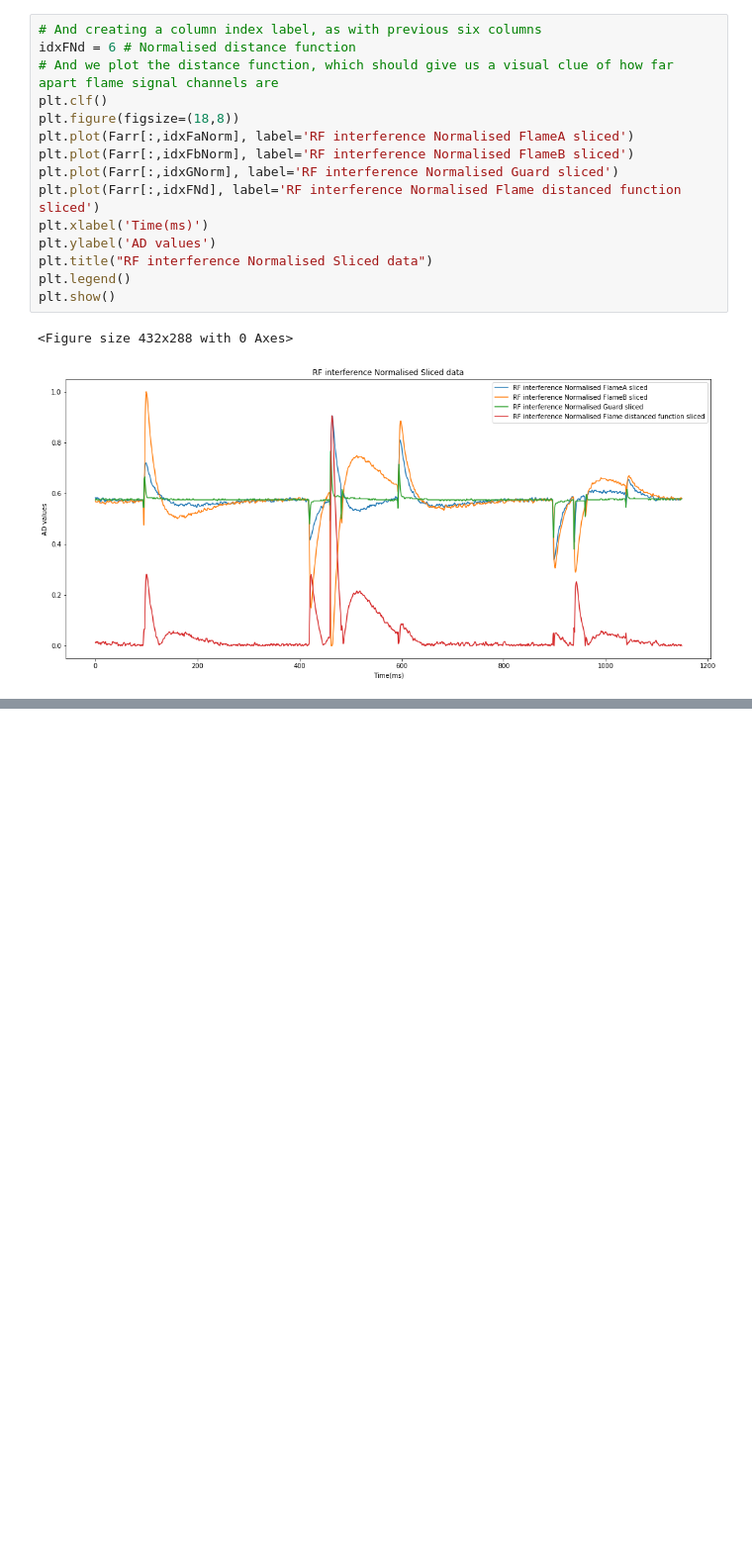
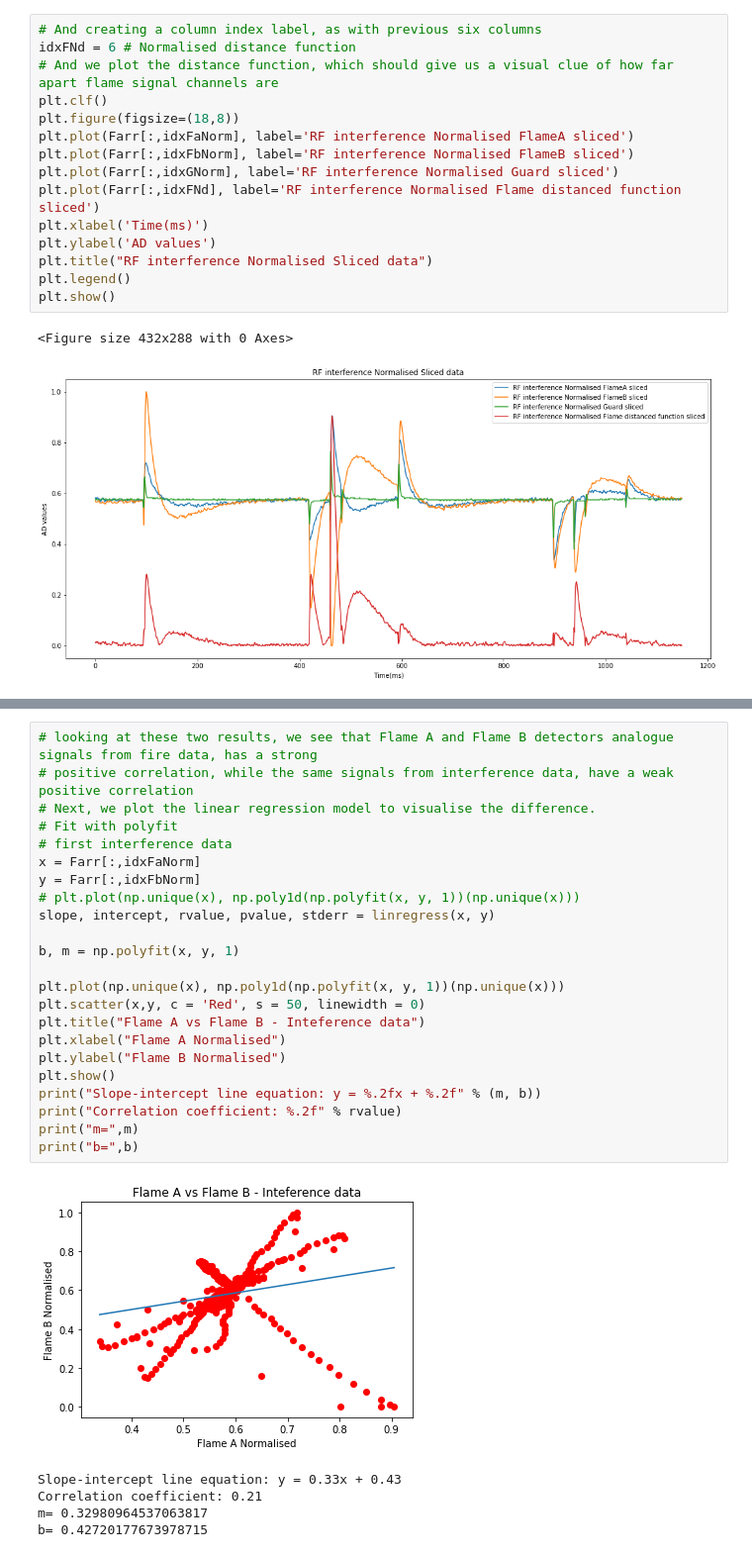
Before and after one commit to dsikar/msc-data-science, a Jupyter notebook: INM430/coursework/Filtering-Algorithms.ipynb, the cells around one changed output, grey strips where cells are left out. Shown at 99% size. Cells and saved outputs as stored; diff of their text form; blank space fills up the shorter version.

```diff
--- a/INM430/coursework/Filtering-Algorithms.ipynb
+++ b/INM430/coursework/Filtering-Algorithms.ipynb
@@ -319,0 +412,29 @@ plt.show()
+# %%
+# looking at these two results, we see that Flame A and Flame B detectors analogue signals from fire data, has a strong
+# positive correlation, while the same signals from interference data, have a weak positive correlation
+# Next, we plot the linear regression model to visualise the difference.
+# Fit with polyfit
+# first interference data
+x = Farr[:,idxFaNorm]
+y = Farr[:,idxFbNorm]
+# plt.plot(np.unique(x), np.poly1d(np.polyfit(x, y, 1))(np.unique(x)))
+slope, intercept, rvalue, pvalue, stderr = linregress(x, y)
+
+b, m = np.polyfit(x, y, 1)
+
+plt.plot(np.unique(x), np.poly1d(np.polyfit(x, y, 1))(np.unique(x)))
+plt.scatter(x,y, c = 'Red', s = 50, linewidth = 0)
+plt.title("Flame A vs Flame B - Inteference data")
+plt.xlabel("Flame A Normalised")
+plt.ylabel("Flame B Normalised")
+plt.show()
+print("Slope-intercept line equation: y = %.2fx + %.2f" % (m, b))
+print("Correlation coefficient: %.2f" % rvalue)
+print("m=",m)
+print("b=",b)
+# %% [output]
+[figure, added]
+Slope-intercept line equation: y = 0.33x + 0.43
+Correlation coefficient: 0.21
+m= 0.32980964537063817
+b= 0.42720177673978715
```
Also changed, not shown: parts of 13 cells of this notebook.
